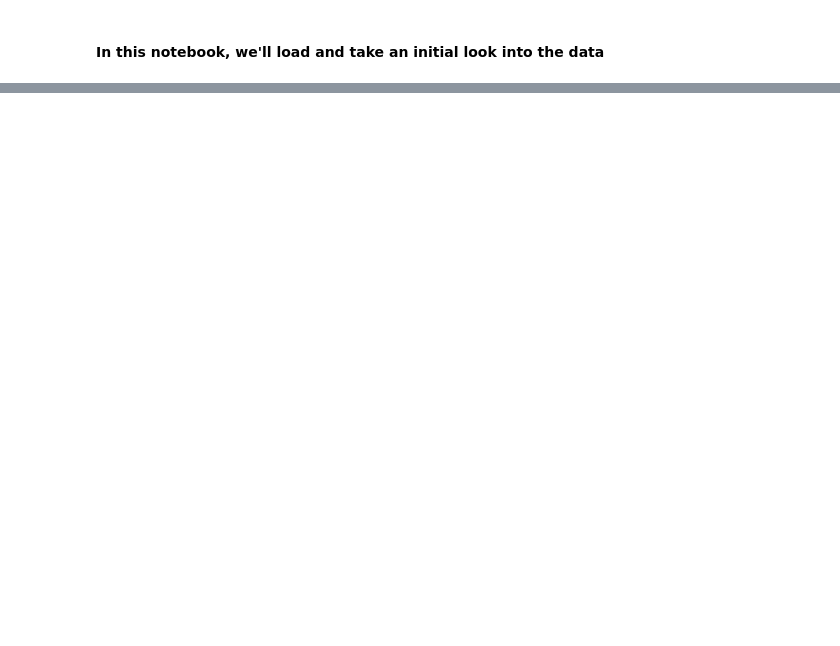
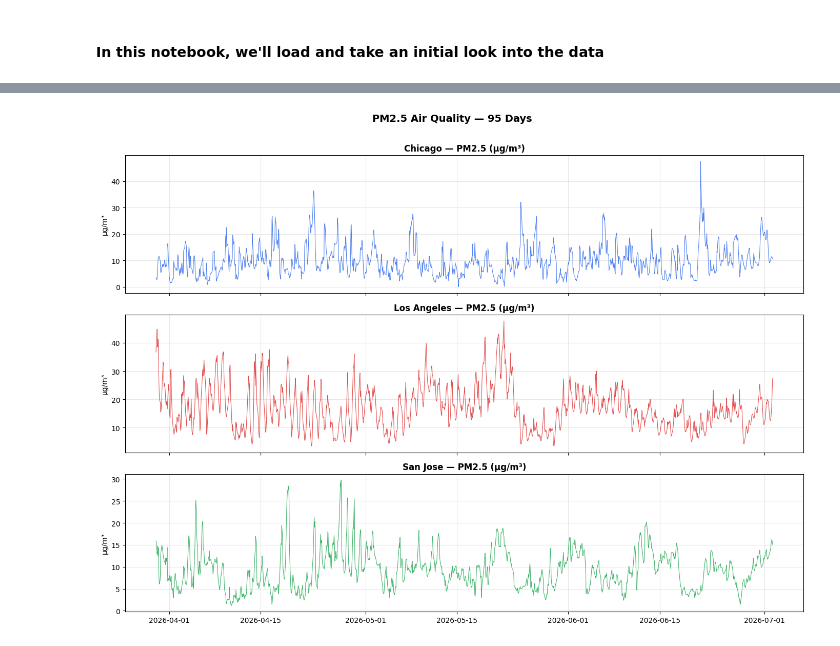
Before and after one commit to hanishavemireddy/air-quality-forecasting, a Jupyter notebook: notebooks/01_eda.ipynb, the cells around one changed output, grey strips where cells are left out. Drawn from its saved outputs; the diff is of its cells as text; code cells hidden in the pictures; blank space fills up the shorter version.

```diff
--- a/notebooks/01_eda.ipynb
+++ b/notebooks/01_eda.ipynb
@@ -84 +87,23 @@ last timestamp:  2026-07-02T23:00
 total hours returned: 2280
+# %%
+# Plotting PM2.5 values by timestamp for each city
+
+fig, axes = plt.subplots(3, 1, figsize=(14, 10), sharex=True)
+
+cities = ["Chicago", "Los Angeles", "San Jose"]
+colors = ["#2563EB", "#DC2626", "#16A34A"]
+
+for ax, city, color in zip(axes, cities, colors):
+    city_df = df[df["city"] == city].set_index("timestamp")
+
+    ax.plot(city_df.index, city_df["value"],
+            color=color, linewidth=0.8, alpha=0.8)
+    ax.set_title(f"{city} — PM2.5 (µg/m³)", fontsize=12, fontweight="bold")
+    ax.set_ylabel("µg/m³")
+    ax.grid(True, alpha=0.3)
+
+plt.suptitle("PM2.5 Air Quality — 95 Days", fontsize=14, fontweight="bold", y=1.01)
+plt.tight_layout()
+plt.show()
+# %% [output]
+[figure, added]
```
Also changed, not shown: parts of 24 cells of this notebook.
